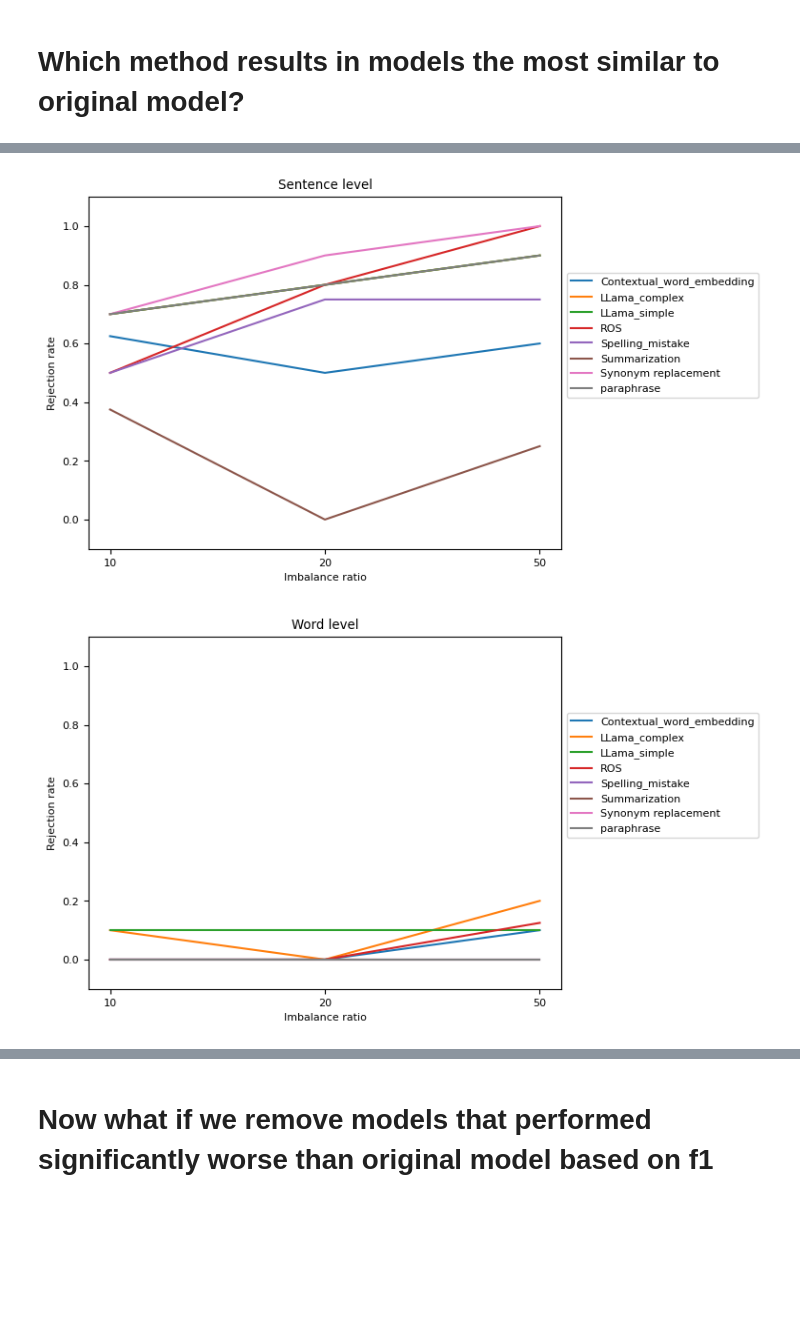
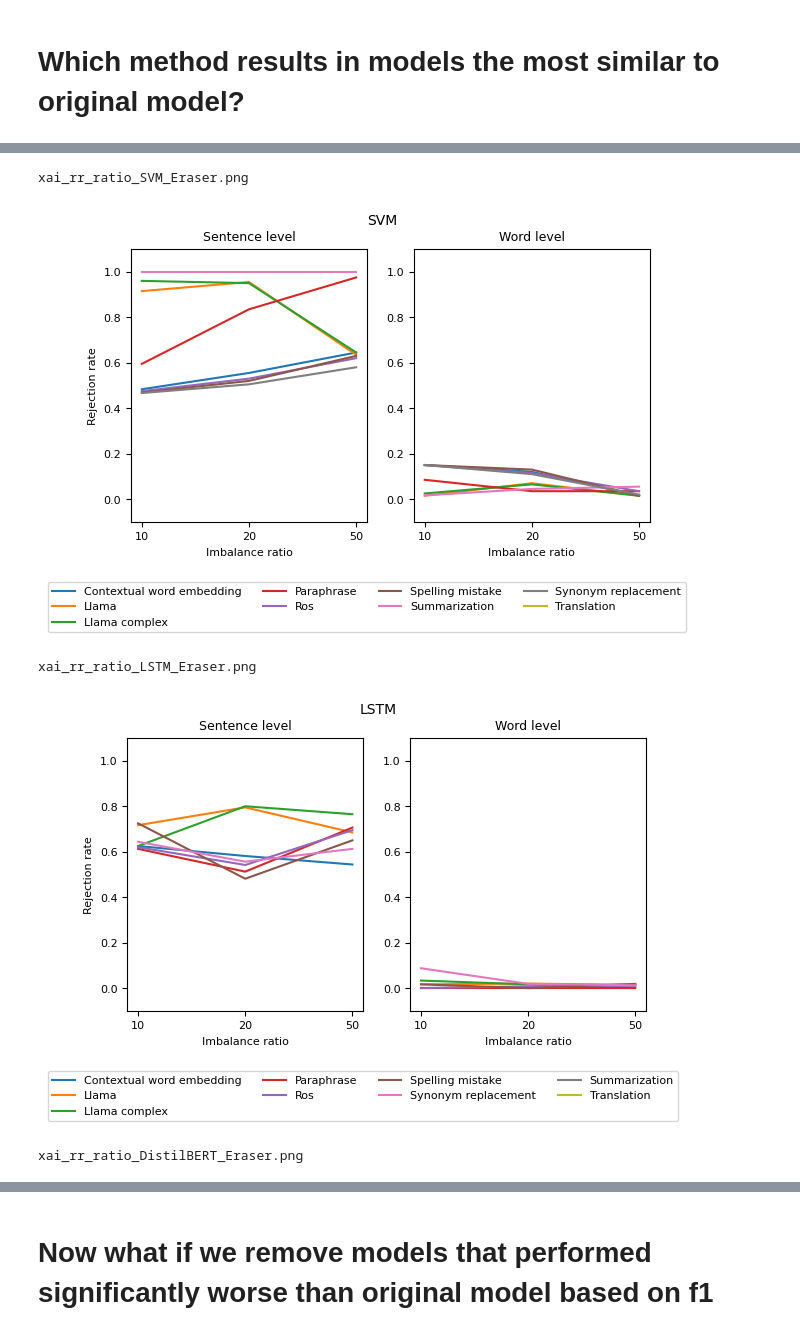
Before and after one commit to pawlik0wskim/BalancingMethodsNLP, a Jupyter notebook: Results/XAI_analysis.ipynb, the cells around one changed output, grey strips where cells are left out. Drawn from its saved outputs; the diff is of its cells as text; code cells hidden in the pictures; blank space fills up the shorter version.

Commit message:
update 07.05.2025
clean up
improvement to statistical test experiments

```diff
--- a/Results/XAI_analysis.ipynb
+++ b/Results/XAI_analysis.ipynb
@@ -9,10 +9,13 @@ import scipy.stats as stats
 from scipy.stats import spearmanr
 import ast
 from scipy.stats import kstest
+import matplotlib
+matplotlib.rcParams.update({'font.size': 9})
+cm = 1/2.54
 # %%
 out = r"C:\Users\Maciek\Documents\Studia\Magisterka\Images"
-model_name = "SVM"
-task = "Amazon"
+model_name = "LSTM"
+task = "Eraser"
 # %%
 # Method used to decode filename of model into balancing method, imbalance %, model name, and model id returned in an array
 def get_method_and_percentage(name):
@@ -437,7 +562,7 @@ def similarity_balancing_methods(final, threshold = None, spearman = False, pr =
 
 # Method used to create Latex table of descriptive statistics of p-values comparing XAI of balanced models to XAI of original model with regard to all balancing methods
 def get_similarity_table(final_sentence, final_word, threshold = None, spearman = False, pr = True):
-
+    # Calculating descriptive statistics for explanations on word and sentence level for each model
     r1 = similarity_balancing_methods(final_sentence, threshold, spearman, pr)
     r2 = similarity_balancing_methods(final_word, threshold, spearman, pr)
     r1.columns = [c+"_sen" for c in r1.columns]
@@ -445,6 +570,8 @@ def get_similarity_table(final_sentence, final_word, threshold = None, spearman
     r=r1.join(r2)
     if pr:
         display(r)
+
+    # Creating latex table
     l = r.reset_index().astype(str).to_latex(index=False)
     l = l.replace("_", "\_").replace("%", "\%").replace("\n\\bottomrule","\hline").replace("\n\\midrule","\hline").replace("\n\\toprule","\hline").replace(r"begin{tabular}{",r"begin{tabular}{|").replace("}\\hline\n","|}\\hline\n").replace("index", " ")
 
@@ -458,8 +585,10 @@ def get_similarity_table(final_sentence, final_word, threshold = None, spearman
 
     print(l)
 
-
-get_similarity_table(final_sentence, final_word)
+# Calculating descriptive statistics of p-values comparing XAI of balanced models to XAI of original model with regard to all balancing methods
+for model_name in ["SVM", "LSTM", "DistilBERT"]:
+    print("============================================== "+model_name+" ==============================================")
+    get_similarity_table(final_sentence[final_sentence["Model name"]==model_name], final_word[final_word["Model name"]==model_name])
 
 print()
 # %% [output]
@@ -488,28 +672,34 @@ paraphrase & 0.0892 & 0.0005 & 0.8 & 0.2777 & 0.1419 & 0.0 \\\hline
 # %%
 
-r = pd.concat([similarity_balancing_methods(final_sentence[final_sentence["Imbalance %"]==str(ratio)], pr=False)["rejection rate"] for ratio in [10,20,50]],axis=1)
-for bal in r.index:
-    plt.plot(r[r.index == bal].values[0], label=bal)
-plt.legend(loc='upper left', bbox_to_anchor=(1, 0.8))
-plt.xticks([0,1,2],[10,20,50])
-plt.ylim(-0.1,1.1)
-plt.xlabel("Imbalance ratio")
-plt.ylabel("Rejection rate")
-plt.title("Sentence level")
-plt.savefig(fr"C:\Users\Maciek\Downloads\xai_rr_ratio_sen_{model_name}_{task}.png", bbox_inches='tight')
-plt.show()
 
-r = pd.concat([similarity_balancing_methods(final_word[final_word["Imbalance %"]==str(ratio)], pr=False)["rejection rate"] for ratio in [10,20,50]],axis=1)
-for bal in r.index:
-    plt.plot(r[r.index == bal].values[0], label=bal)
-plt.legend(loc='upper left', bbox_to_anchor=(1, 0.8))
-plt.ylim(-0.1,1.1)
-plt.xticks([0,1,2],[10,20,50])
-plt.xlabel("Imbalance ratio")
-plt.ylabel("Rejection rate")
-plt.title("Word level")
-plt.savefig(fr"C:\Users\Maciek\Downloads\xai_rr_ratio_wor_{model_name}_{task}.png", bbox_inches='tight')
-plt.show()
+for model_name in ["SVM", "LSTM", "DistilBERT"]:
+    r1 = final_sentence[final_sentence["Model name"]==model_name]
+    fig, ax=plt.subplots(1, 2, figsize=(17*cm, 9*cm))
+    r = pd.concat([similarity_balancing_methods(r1[r1["Imbalance %"]==str(ratio)], pr=False)["rejection rate"] for ratio in [10,20,50]],axis=1)
+    for bal in r.index:
+        ax[0].plot(r[r.index == bal].values[0], label=bal)
+    ax[0].legend(loc='upper center', bbox_to_anchor=(1, -0.2), ncol=4)
+    ax[0].set_xticks([0,1,2],[10,20,50])
+    ax[0].set_ylim(-0.1,1.1)
+    ax[0].set_xlabel("Imbalance ratio")
+    ax[0].set_ylabel("Rejection rate")
+    ax[0].set_title("Sentence level", fontsize=9)
+
+    r2 = final_word[final_word["Model name"]==model_name]
+    r = pd.concat([similarity_balancing_methods(r2[r2["Imbalance %"]==str(ratio)], pr=False)["rejection rate"] for ratio in [10,20,50]],axis=1)
+    for bal in r.index:
+        ax[1].plot(r[r.index == bal].values[0], label=bal)
+    ax[1].set_ylim(-0.1,1.1)
+    ax[1].set_xticks([0,1,2],[10,20,50])
+    ax[1].set_xlabel("Imbalance ratio")
+    ax[1].set_title("Word level", fontsize=9)
+    plt.suptitle(model_name, fontsize=10)
+    print(fr"xai_rr_ratio_{model_name}_{task}.png")
+    plt.savefig(fr"C:\Users\Maciek\Downloads\xai_rr_ratio_{model_name}_{task}.png", bbox_inches='tight')
+    plt.show()
 # %% [output]
+xai_rr_ratio_SVM_Eraser.png
-[figure, old version]
+[figure, new version]
+xai_rr_ratio_LSTM_Eraser.png
-[figure, old version]
+[figure, new version]
+xai_rr_ratio_DistilBERT_Eraser.png
```
Also changed, not shown: parts of 28 cells of this notebook, 4 other files.
